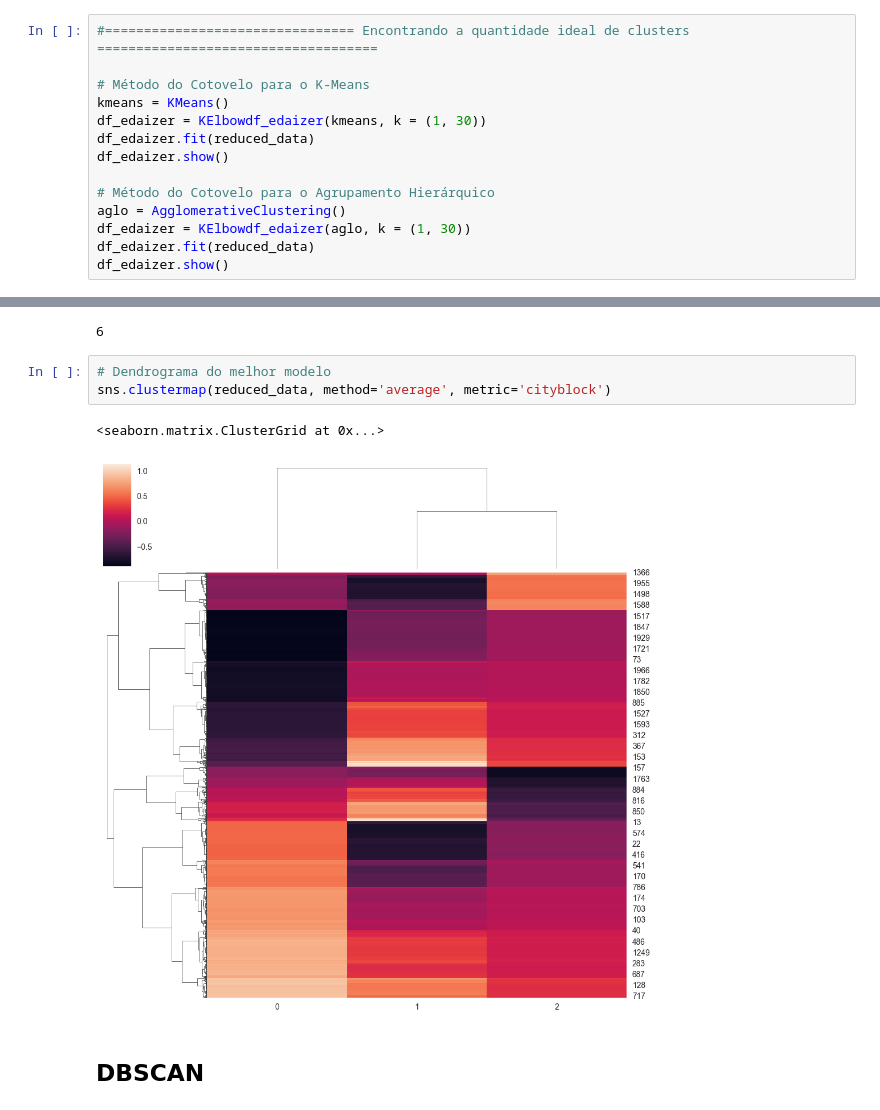
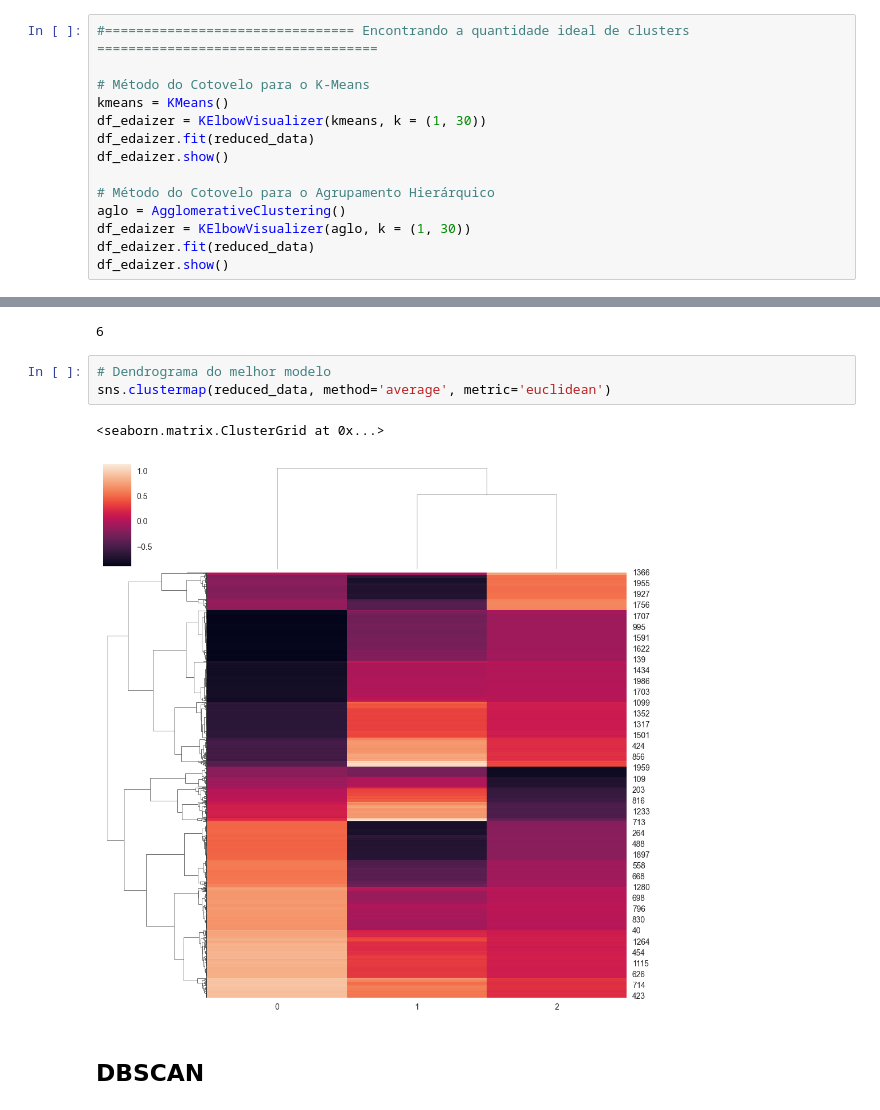
Before and after one commit to manusaleal/customer_clustering, a Jupyter notebook: notebook.ipynb, the cells around one changed output, grey strips where cells are left out. Drawn from its saved outputs; the diff is of its cells as text.

```diff
--- a/notebook.ipynb
+++ b/notebook.ipynb
@@ -296,13 +298,13 @@ reduced_data = pca.fit_transform(data_minmax)
 
 # Método do Cotovelo para o K-Means
 kmeans = KMeans()
-df_edaizer = KElbowdf_edaizer(kmeans, k = (1, 30))
+df_edaizer = KElbowVisualizer(kmeans, k = (1, 30))
 df_edaizer.fit(reduced_data)
 df_edaizer.show()
 
 # Método do Cotovelo para o Agrupamento Hierárquico
 aglo = AgglomerativeClustering()
-df_edaizer = KElbowdf_edaizer(aglo, k = (1, 30))
+df_edaizer = KElbowVisualizer(aglo, k = (1, 30))
 df_edaizer.fit(reduced_data)
 df_edaizer.show()
 # %% [output]
@@ -579,10 +581,10 @@ df_hierarquico.loc[[max_silhouette_index, min_davies_bouldin_index]]['Tempo'].id
 6
 # %%
 # Dendrograma do melhor modelo
-sns.clustermap(reduced_data, method='average', metric='cityblock')
+sns.clustermap(reduced_data, method='average', metric='euclidean')
 # %% [output]
 <seaborn.matrix.ClusterGrid at 0x...>
-[figure, old version]
+[figure, new version]
 # %% [markdown]
 ## DBSCAN
 # %%
```
Also changed, not shown: parts of 18 cells of this notebook.
